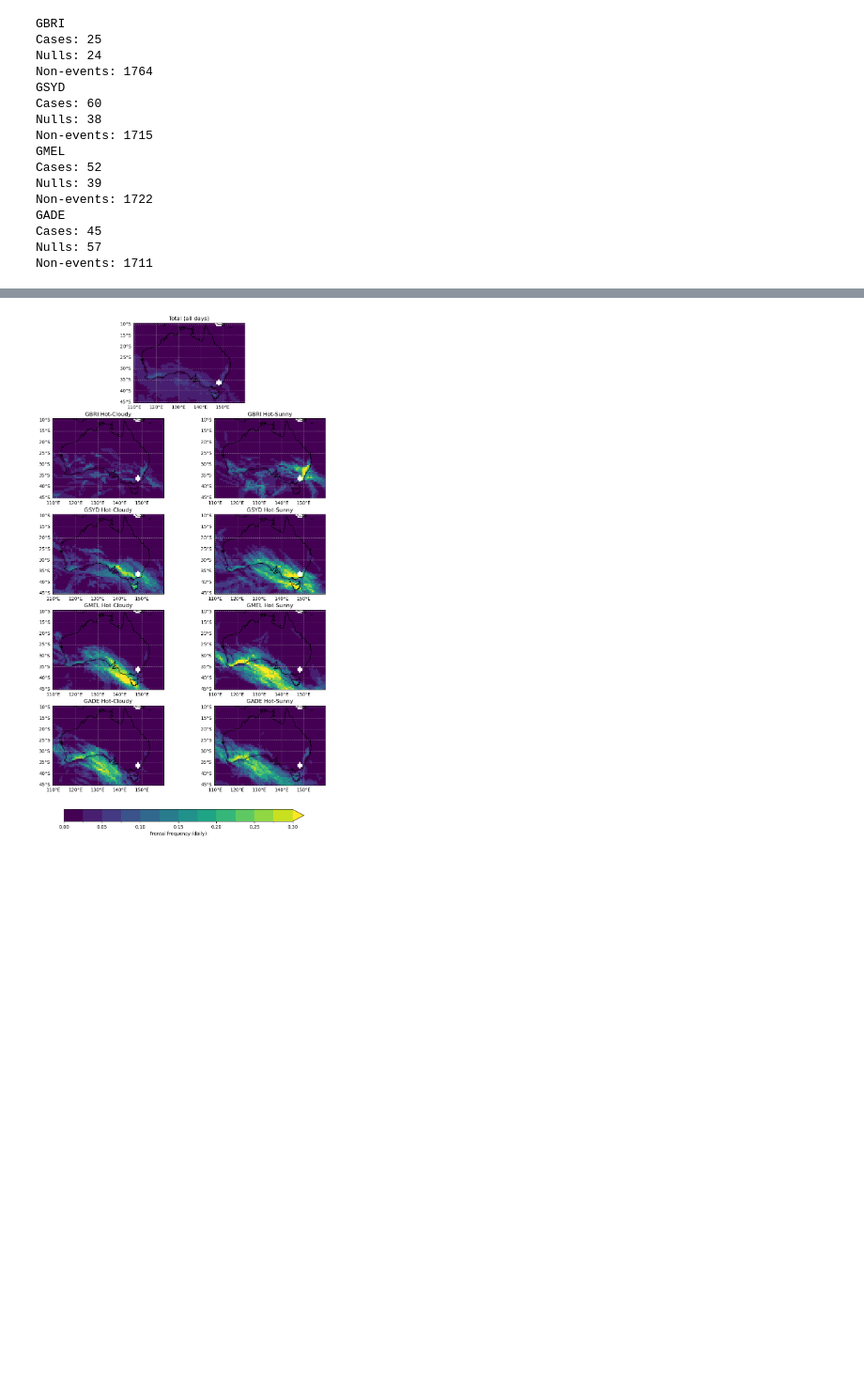
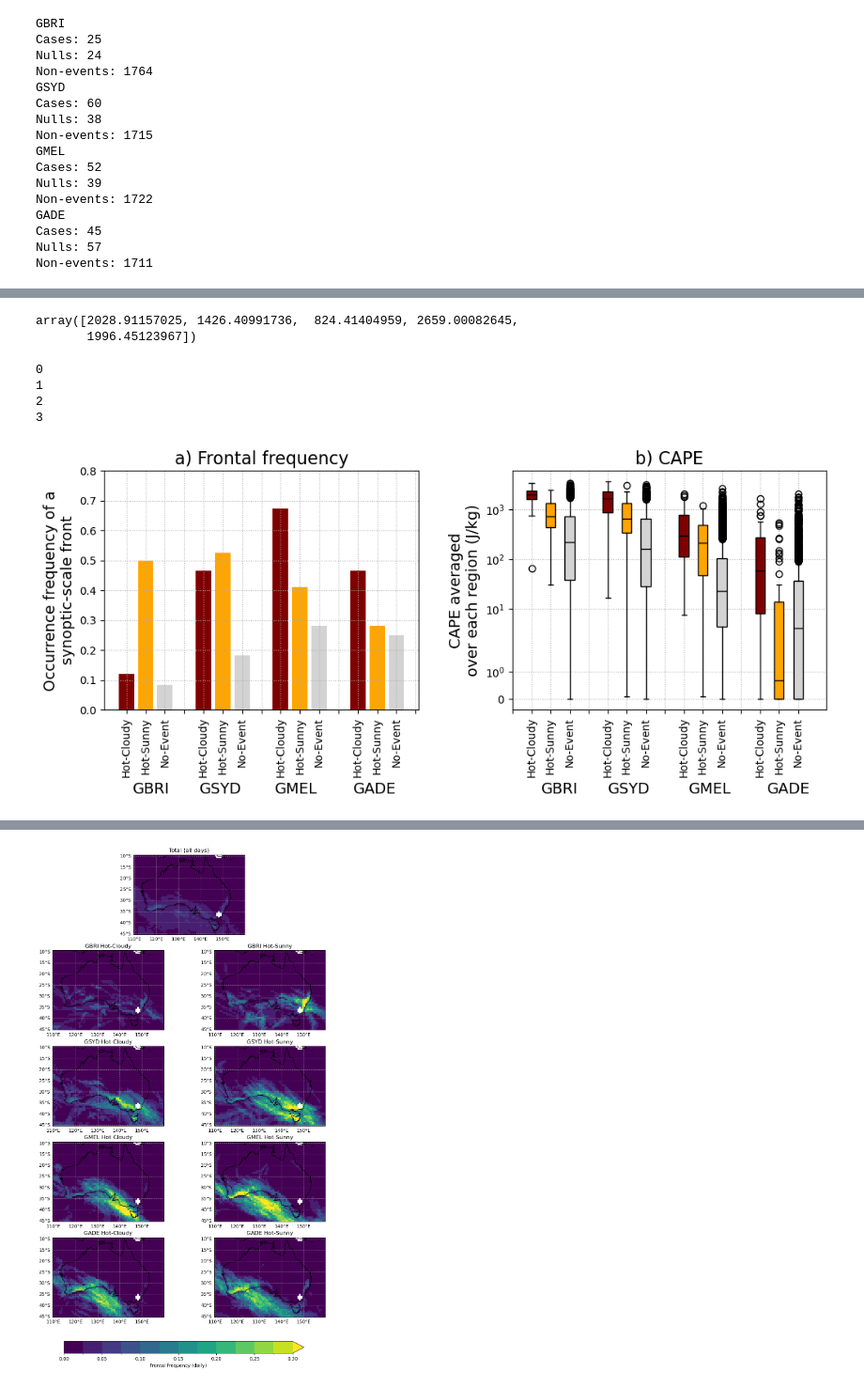
Before and after one commit to 21centuryweather/hot-cloudy, a Jupyter notebook: notebooks/front_cape_composite.ipynb, the cells around one changed output, grey strips where cells are left out. Shown at 94% size. Cells and saved outputs as stored; diff of their text form; code cells hidden in the pictures; blank space fills up the shorter version.

Commit message:
Added supplementary figure testing sensitivity of front/CAPE analysis to event definition

```diff
--- a/notebooks/front_cape_composite.ipynb
+++ b/notebooks/front_cape_composite.ipynb
@@ -349,0 +208,5 @@ plt.savefig("/g/data/ng72/ab4502/hot-cloudy/figs/fronts_cape_q.jpeg",dpi=400,bbo
+# %%
+cape_front_df_1 = sum_cape_front(1)
+cape_front_df_2 = sum_cape_front(2)
+cape_front_df_3 = sum_cape_front(3)
+cape_front_df_4 = sum_cape_front(4)
@@ -349,0 +231,5 @@ plt.savefig("/g/data/ng72/ab4502/hot-cloudy/figs/fronts_cape_q.jpeg",dpi=400,bbo
+# %%
+cape_front_df_4["cape_regional_cases"].iloc[0]
+# %% [output]
+array([2028.91157025, 1426.40991736,  824.41404959, 2659.00082645,
+       1996.45123967])
@@ -349,0 +387,18 @@ plt.savefig("/g/data/ng72/ab4502/hot-cloudy/figs/fronts_cape_q.jpeg",dpi=400,bbo
+# %%
+
+
+
+plt.figure(figsize=[12,4])
+ax1=plt.subplot(1,2,1)
+ax2=plt.subplot(1,2,2)
+plot_cape_fronts(cape_front_df_1,ax1,ax2,text=True,ylab=True,xticks=True)
+ax1.set_title("a) Frontal frequency",size=16)
+ax2.set_title("b) CAPE",size=16)
+plt.subplots_adjust(wspace=0.3)
+plt.savefig("/g/data/ng72/ab4502/hot-cloudy/figs/fronts_cape_q.jpeg",dpi=400,bbox_inches="tight")
+# %% [output]
+0
+1
+2
+3
+[figure, added]
```
Also changed, not shown: parts of 6 cells of this notebook, 1 other file.
